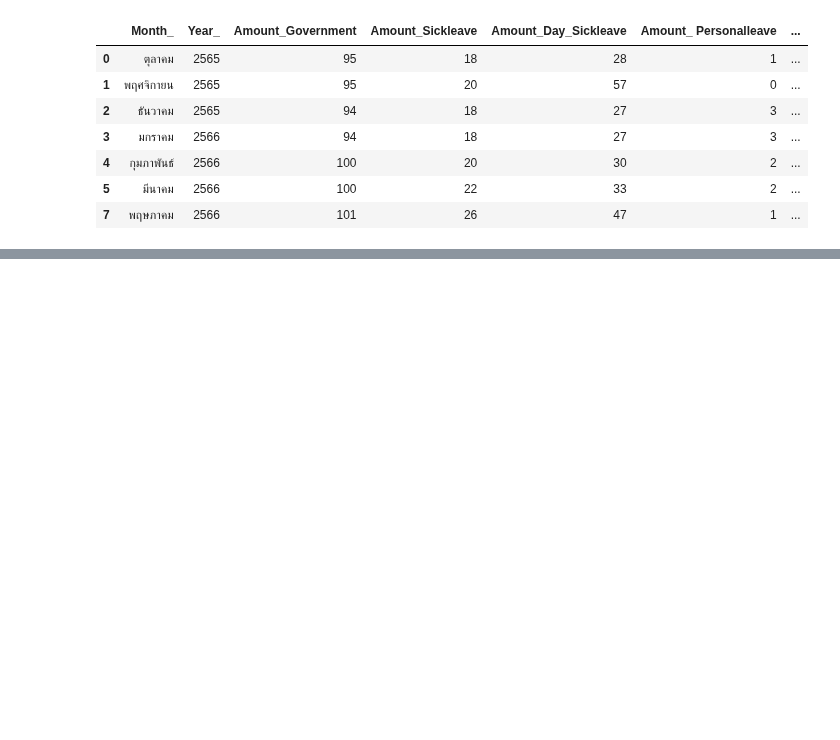
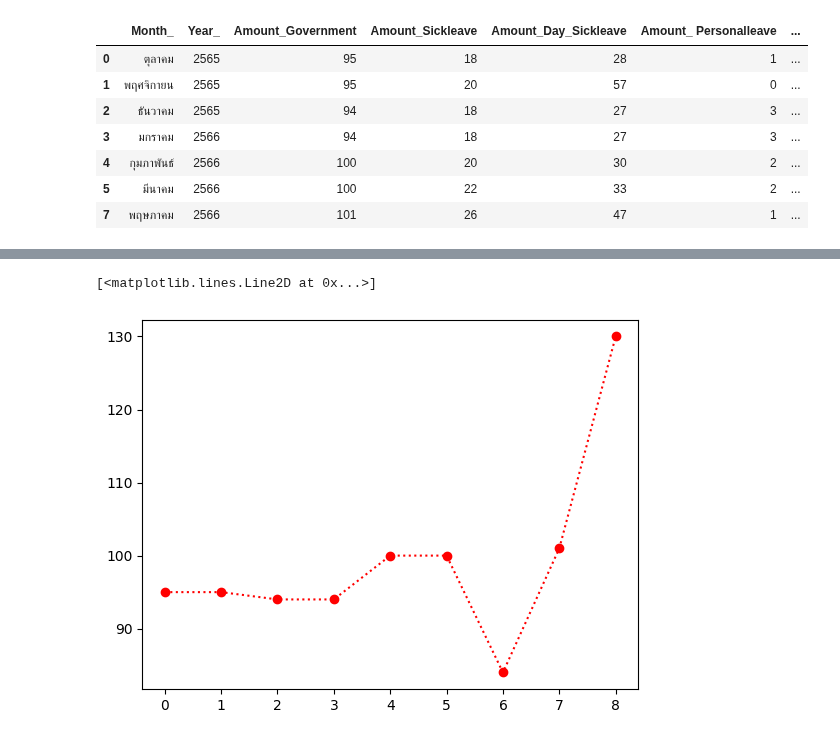
Before and after one commit to Jaomiew/DPDM2023, a Jupyter notebook: Data102(Chapter2).ipynb, the cells around one changed output, grey strips where cells are left out. Saved outputs shown, nothing was run; the diff lists cells and outputs as text; code cells hidden in the pictures; blank space fills up the shorter version.

```diff
--- a/Data102(Chapter2).ipynb
+++ b/Data102(Chapter2).ipynb
@@ -341,0 +359,5 @@ table_from_drive[(table_from_drive['Amount_Government'] >= boxplot_output['whisk
+# %%
+plt.plot(range(len(table_from_drive)),table_from_drive['Amount_Government'],'o:r')
+# %% [output]
+[<matplotlib.lines.Line2D at 0x...>]
+[figure, added]
```
Also changed, not shown: parts of 21 cells of this notebook.
